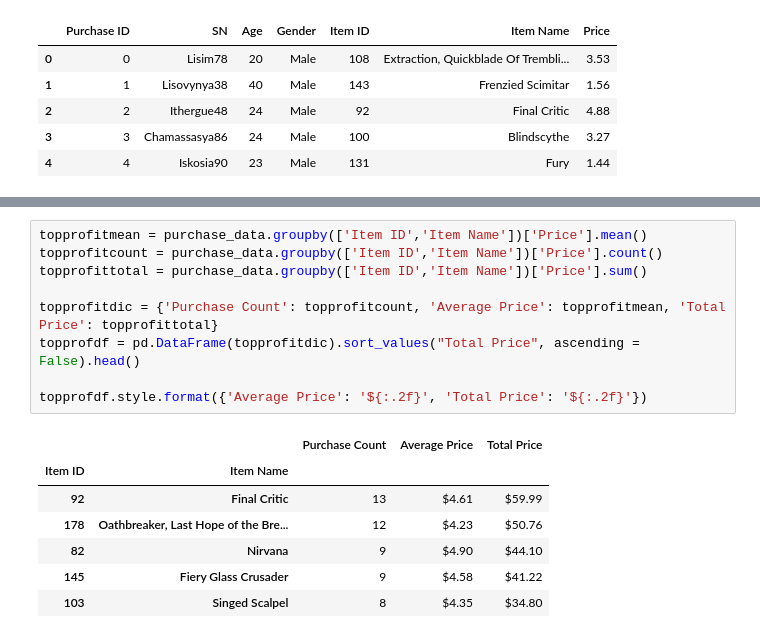
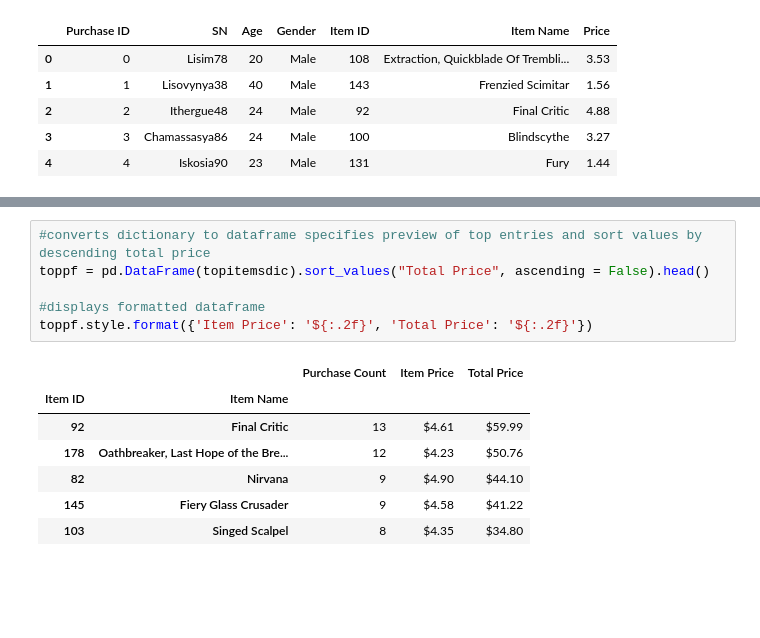
Before and after one commit to FernB/pandas-challenge, a Jupyter notebook: HeroesOfPymoli/Untitled.ipynb, the cells around one changed output, grey strips where cells are left out. Drawn from its saved outputs; the diff is of its cells as text; blank space fills up the shorter version.

```diff
--- a/HeroesOfPymoli/Untitled.ipynb
+++ b/HeroesOfPymoli/Untitled.ipynb
@@ -142,20 +183,17 @@ topidf.style.format({'Average Price': '${:.2f}', 'Total Price': '${:.2f}'})
 | 145 | Fiery Glass Crusader | 9 | $4.58 | $41.22 |
 | 132 | Persuasion | 9 | $3.22 | $28.99 |
 | 108 | Extraction, Quickblade Of Trembli... | 9 | $3.53 | $31.77 |
-# %%
-topprofitmean = purchase_data.groupby(['Item ID','Item Name'])['Price'].mean()
-topprofitcount = purchase_data.groupby(['Item ID','Item Name'])['Price'].count()
-topprofittotal = purchase_data.groupby(['Item ID','Item Name'])['Price'].sum()
-
-topprofitdic = {'Purchase Count': topprofitcount, 'Average Price': topprofitmean, 'Total Price': topprofittotal}
-topprofdf = pd.DataFrame(topprofitdic).sort_values("Total Price", ascending = False).head()
-
-topprofdf.style.format({'Average Price': '${:.2f}', 'Total Price': '${:.2f}'})
-# %% [output]
-|  |  | Purchase Count | Average Price | Total Price |
-| Item ID | Item Name |  |  |  |
-| 92 | Final Critic | 13 | $4.61 | $59.99 |
-| 178 | Oathbreaker, Last Hope of the Bre... | 12 | $4.23 | $50.76 |
-| 82 | Nirvana | 9 | $4.90 | $44.10 |
-| 145 | Fiery Glass Crusader | 9 | $4.58 | $41.22 |
-| 103 | Singed Scalpel | 8 | $4.35 | $34.80 |
+# %%
+#converts dictionary to dataframe specifies preview of top entries and sort values by descending total price
+toppf = pd.DataFrame(topitemsdic).sort_values("Total Price", ascending = False).head()
+
+#displays formatted dataframe
+toppf.style.format({'Item Price': '${:.2f}', 'Total Price': '${:.2f}'})
+# %% [output]
+|  |  | Purchase Count | Item Price | Total Price |
+| Item ID | Item Name |  |  |  |
+| 92 | Final Critic | 13 | $4.61 | $59.99 |
+| 178 | Oathbreaker, Last Hope of the Bre... | 12 | $4.23 | $50.76 |
+| 82 | Nirvana | 9 | $4.90 | $44.10 |
+| 145 | Fiery Glass Crusader | 9 | $4.58 | $41.22 |
+| 103 | Singed Scalpel | 8 | $4.35 | $34.80 |
```
Also changed, not shown: parts of 16 cells of this notebook.
